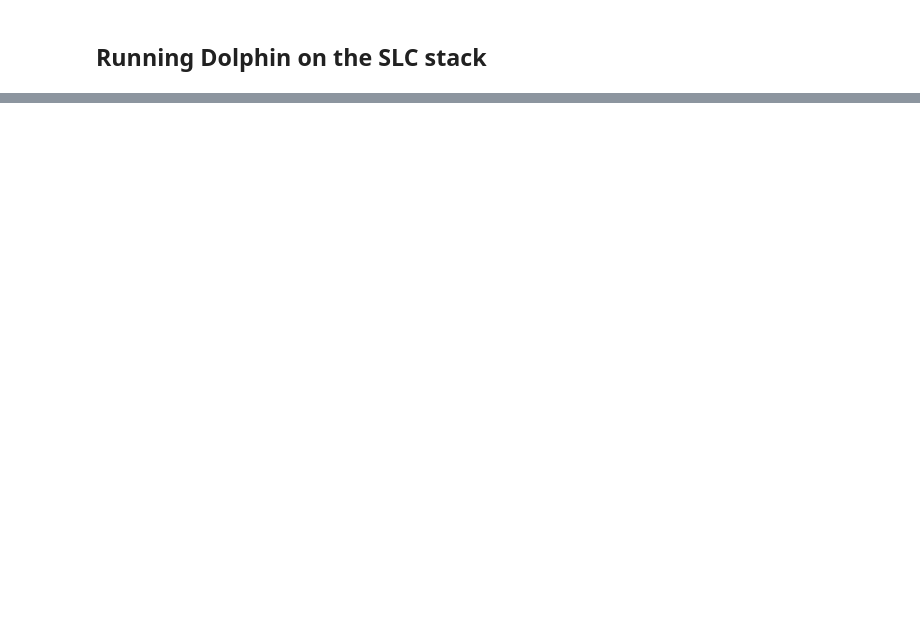
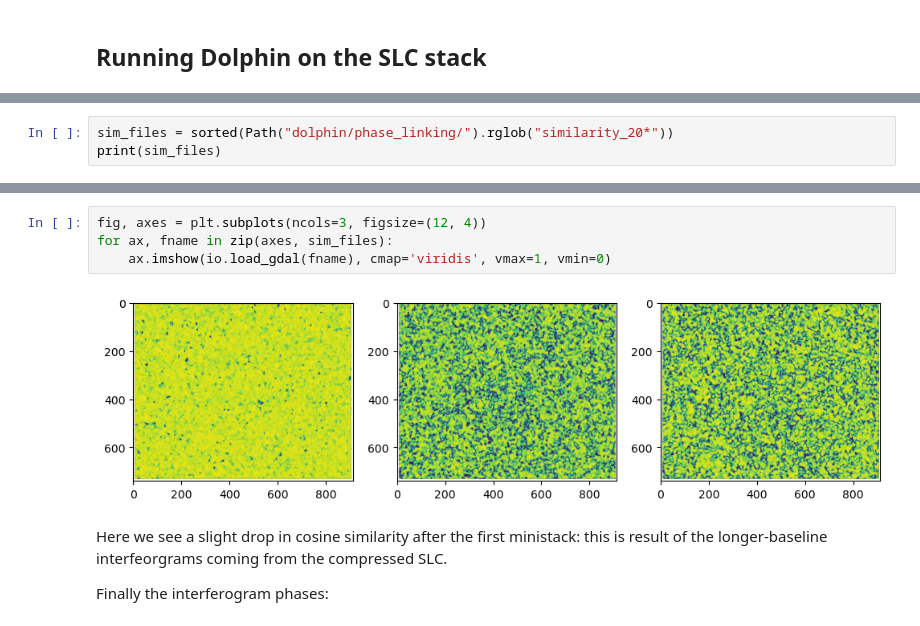
Before and after one commit to isce-framework/dolphin, a Jupyter notebook: docs/notebooks/theory-phase-linking.ipynb, the cells around one changed output, grey strips where cells are left out. Cells and saved outputs as stored; diff of their text form; blank space fills up the shorter version.

```diff
--- a/docs/notebooks/theory-phase-linking.ipynb
+++ b/docs/notebooks/theory-phase-linking.ipynb
@@ -239,0 +355,3 @@ Phase linking (/Users/staniewi/repos/dolphin/docs/notebooks/synthetic_slcs/dolph
+# %%
+sim_files = sorted(Path("dolphin/phase_linking/").rglob("similarity_20*"))
+print(sim_files)
@@ -239,0 +364,11 @@ Phase linking (/Users/staniewi/repos/dolphin/docs/notebooks/synthetic_slcs/dolph
+# %%
+fig, axes = plt.subplots(ncols=3, figsize=(12, 4))
+for ax, fname in zip(axes, sim_files):
+    ax.imshow(io.load_gdal(fname), cmap='viridis', vmax=1, vmin=0)
+# %% [output]
+[figure, added]
+# %% [markdown]
+Here we see a slight drop in cosine similarity after the first ministack: this is result of the longer-baseline interfeorgrams coming from the compressed SLC.
+
+
+Finally the interferogram phases:
```
Also changed, not shown: parts of 39 cells of this notebook.
